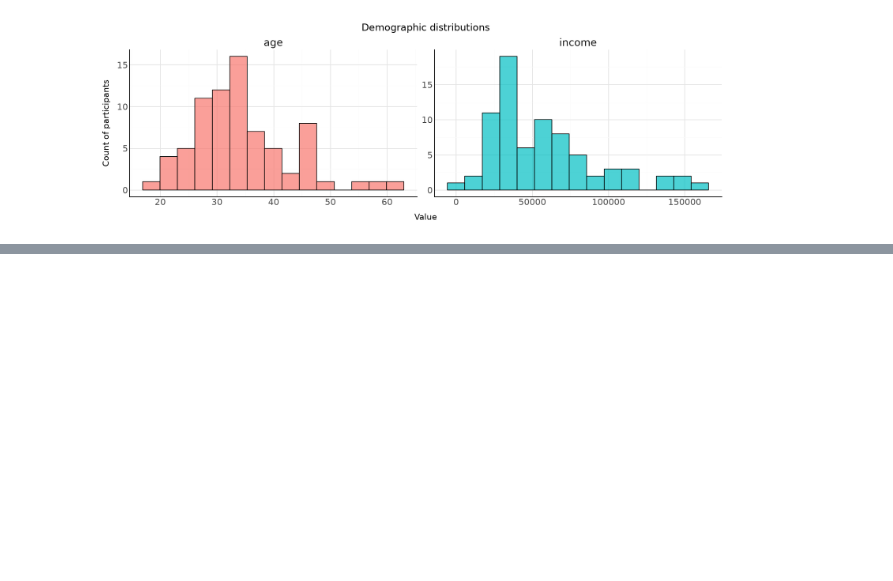
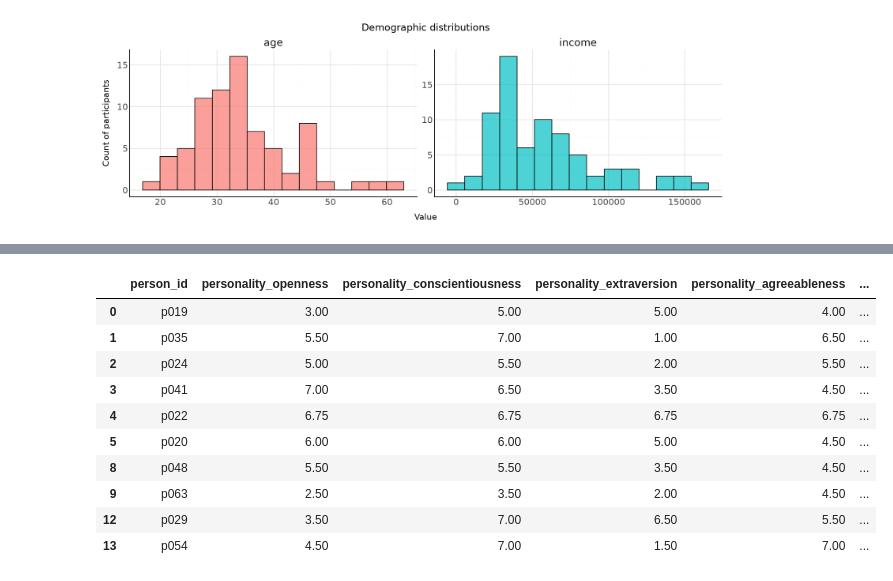
Before and after one commit to shshnk94/summary-mem, a Jupyter notebook: notebooks/wassa2024.ipynb, the cells around one changed output, grey strips where cells are left out. Saved outputs shown, nothing was run; the diff lists cells and outputs as text; code cells hidden in the pictures; blank space fills up the shorter version.

```diff
--- a/notebooks/wassa2024.ipynb
+++ b/notebooks/wassa2024.ipynb
@@ -271,0 +387,82 @@ iri = iri.melt(var_name="trait", value_name="score")
+# %%
+import json
+
+TRAITS = ["openness", "conscientiousness", "extraversion", "agreeableness", "stability"]
+
+PERSONALITY_SYSTEM_PROMPT = (
+    "You are an expert personality psychologist. Given a factual summary of a "
+    "single person built from their side of a conversation, estimate their Big "
+    "Five (OCEAN) personality traits: openness, conscientiousness, extraversion, "
+    "agreeableness, and emotional stability. Score each trait on a continuous "
+    "1-7 scale (1 = very low, 7 = very high). Reply with ONLY a JSON object whose "
+    "keys are exactly: openness, conscientiousness, extraversion, agreeableness, "
+    "stability."
+)
+
+PERSONALITY_TEMPLATE = """\
+Here is what is known about {speaker}, summarized from their conversation:
+
+{context}
+
+Estimate {speaker}'s Big Five personality trait scores (1-7) as JSON."""
+
+
+def predict_personality(speaker, context):
+    """One LLM call: memory summary (context) -> five OCEAN scores."""
+    response = client.chat.completions.create(
+        model=memory.model,
+        messages=[
+            {"role": "system", "content": PERSONALITY_SYSTEM_PROMPT},
+            {"role": "user", "content": PERSONALITY_TEMPLATE.format(
+                speaker=speaker, context=context)},
+        ],
+        temperature=0.0,
+        response_format={"type": "json_object"},
+    )
+    scores = json.loads(response.choices[0].message.content)
+    return {trait: float(scores[trait]) for trait in TRAITS}
+
+
+records = []
+for conversation_id in tqdm(conversation_ids, desc="predicting personality"):
+    # Build the generation context from the memory retrieved for this conversation.
+    recalled = memory.recall(str(conversation_id))            # {speaker_id: summary}
+    for speaker_id, summary in recalled.items():
+        pred = predict_personality(speaker_id, summary)
+        records.append({
+            "conversation_id": conversation_id,
+            "speaker_id": speaker_id,
+            **{f"pred_{trait}": pred[trait] for trait in TRAITS},
+        })
+
+predictions = pd.DataFrame(records)
+#FIXME
+surveys.rename(columns = {"personality_openess": "personality_openness"}, inplace = True)
+# Line the predictions up against each participant's self-reported ground truth.
+truth = (
+    surveys[["person_id"] + [f"personality_{trait}" for trait in TRAITS]]
+    .drop_duplicates("person_id")
+)
+# comparison = predictions.merge(
+#     truth, left_on="speaker_id", right_on="person_id", how="left"
+# )
+display(truth.head(10))
+
+# # Pearson correlation between predicted and self-reported score, per trait
+# # (the shared task's official metric for the PER track).
+# for trait in TRAITS:
+#     valid = comparison[[f"pred_{trait}", f"personality_{trait}"]].dropna()
+#     r = valid[f"pred_{trait}"].corr(valid[f"personality_{trait}"]) if len(valid) > 1 else float("nan")
+#     print(f"{trait:18s} Pearson r = {r:.3f}  (n={len(valid)})")
+# %% [output]
+|  | person_id | personality_openness | personality_conscientiousness | personality_extraversion | personality_agreeableness | ... |
+| 0 | p019 | 3.00 | 5.00 | 5.00 | 4.00 | ... |
+| 1 | p035 | 5.50 | 7.00 | 1.00 | 6.50 | ... |
+| 2 | p024 | 5.00 | 5.50 | 2.00 | 5.50 | ... |
+| 3 | p041 | 7.00 | 6.50 | 3.50 | 4.50 | ... |
+| 4 | p022 | 6.75 | 6.75 | 6.75 | 6.75 | ... |
+| 5 | p020 | 6.00 | 6.00 | 5.00 | 4.50 | ... |
+| 8 | p048 | 5.50 | 5.50 | 3.50 | 4.50 | ... |
+| 9 | p063 | 2.50 | 3.50 | 2.00 | 4.50 | ... |
+| 12 | p029 | 3.50 | 7.00 | 6.50 | 5.50 | ... |
+| 13 | p054 | 4.50 | 7.00 | 1.50 | 7.00 | ... |
```
Also changed, not shown: parts of 12 cells of this notebook, 1 other file.
